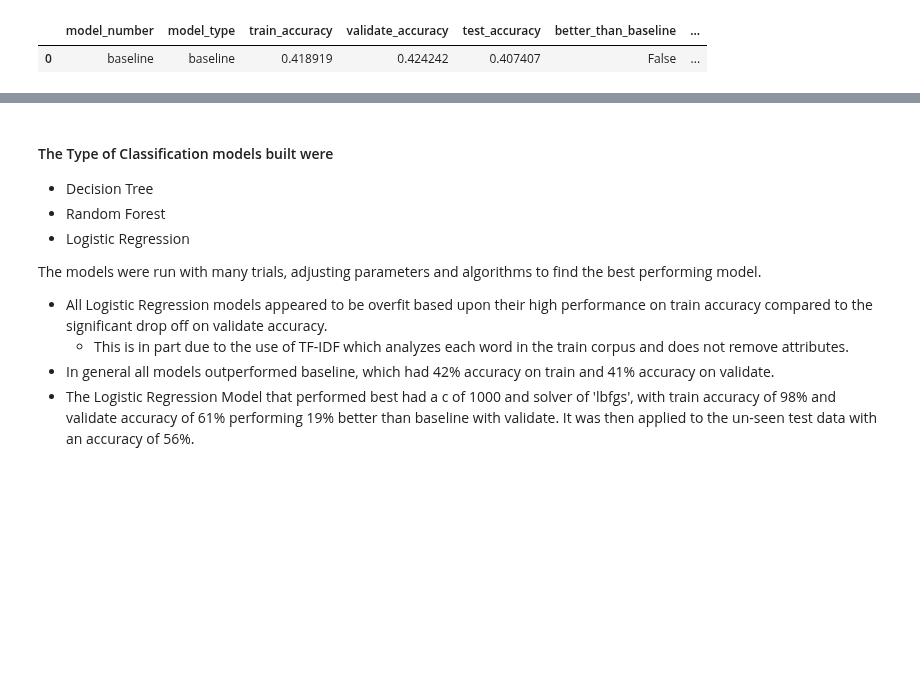
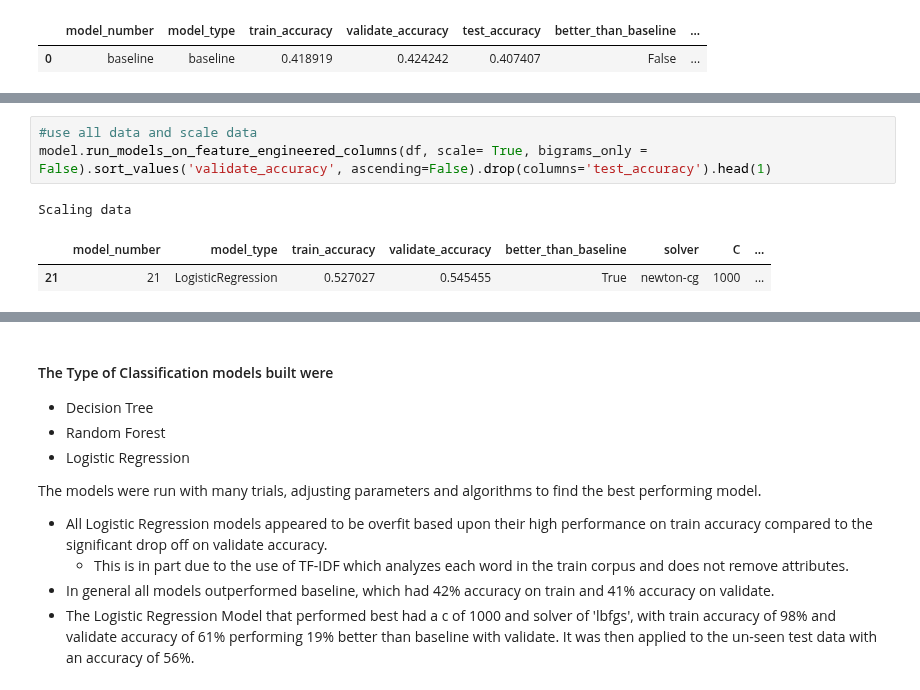
Before and after one commit to Two-Guys-and-a-Gal/NLP-Project, a Jupyter notebook: final_report.ipynb, the cells around one changed output, grey strips where cells are left out. Cells and saved outputs as stored; diff of their text form; blank space fills up the shorter version.

```diff
--- a/final_report.ipynb
+++ b/final_report.ipynb
@@ -511,0 +524,7 @@ model.run_logistic_reg_models().head(1)
+# %%
+#use all data and scale data
+model.run_models_on_feature_engineered_columns(df, scale= True, bigrams_only = False).sort_values('validate_accuracy', ascending=False).drop(columns='test_accuracy').head(1)
+# %% [output]
+Scaling data
+|  | model_number | model_type | train_accuracy | validate_accuracy | better_than_baseline | solver | C | ... |
+| 21 | 21 | LogisticRegression | 0.527027 | 0.545455 | True | newton-cg | 1000 | ... |
```
Also changed, not shown: parts of 14 cells of this notebook, 2 other files.
